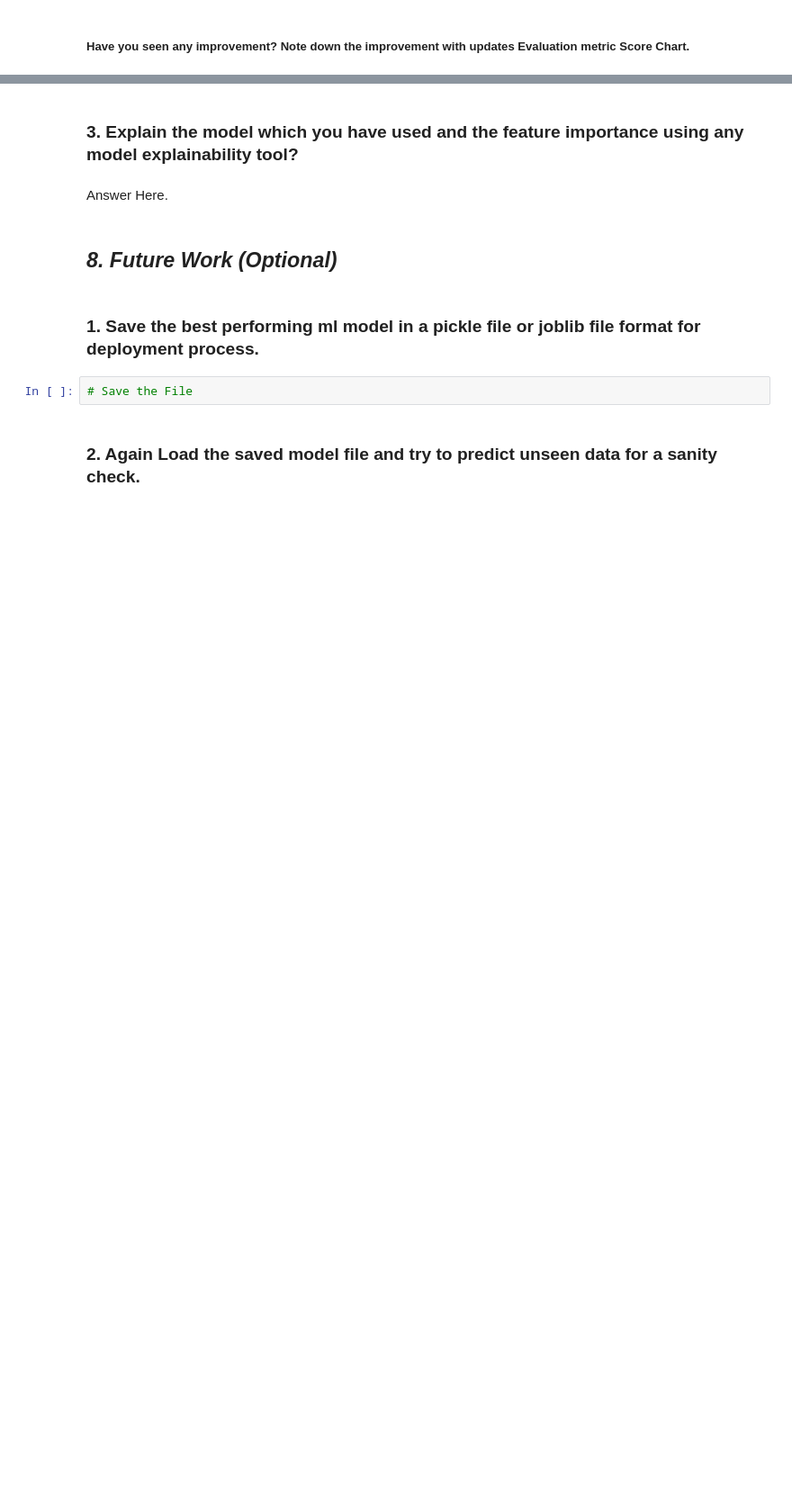
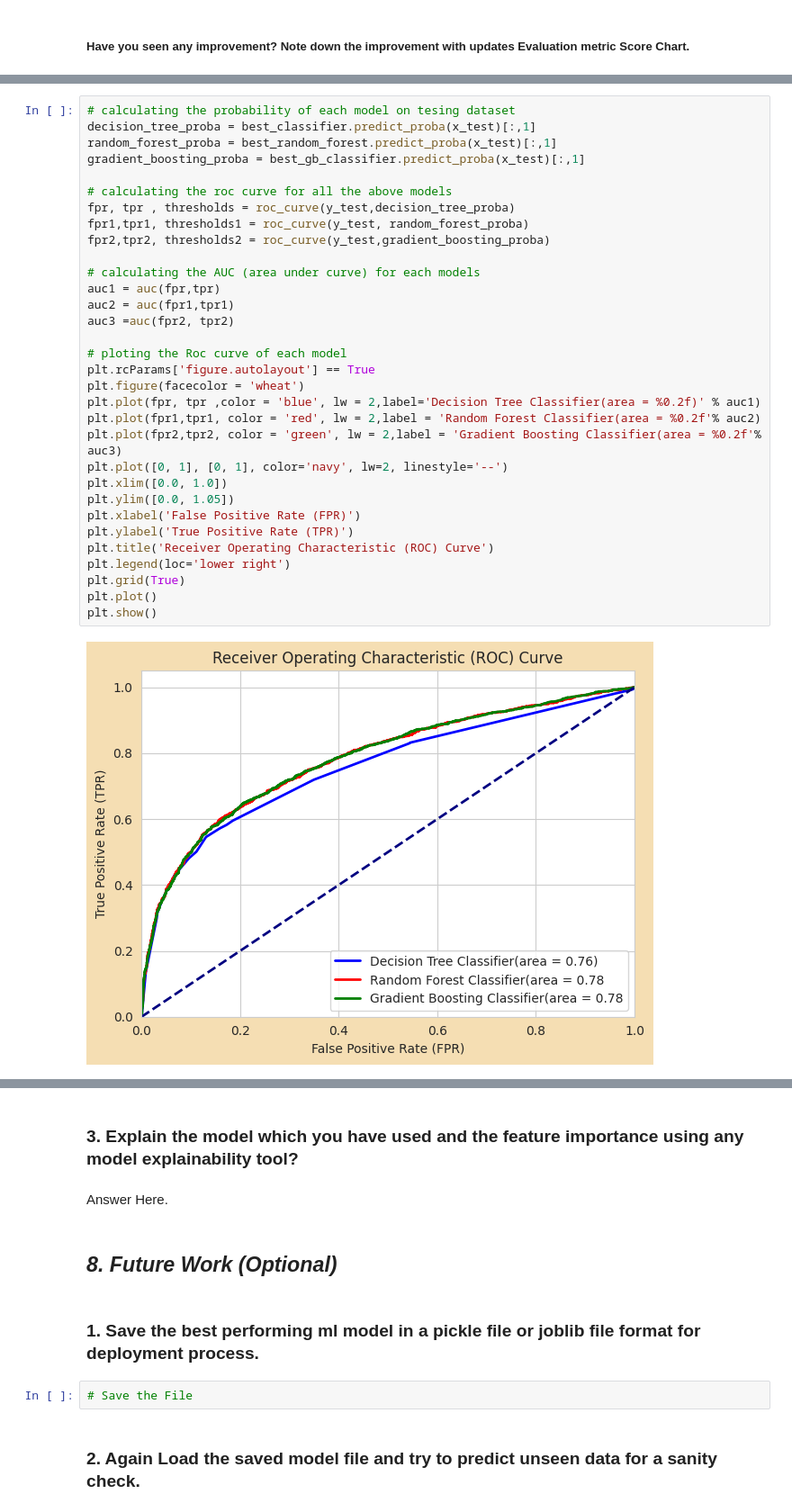
Before and after one commit to hmarathe420/Credit_Card_Default_Prediction, a Jupyter notebook: Credit_Card_Default_Prediction.ipynb, the cells around one changed output, grey strips where cells are left out. Shown at 90% size. Saved outputs shown, nothing was run; the diff lists cells and outputs as text; blank space fills up the shorter version.

```diff
--- a/Credit_Card_Default_Prediction.ipynb
+++ b/Credit_Card_Default_Prediction.ipynb
@@ -1523 +1578,35 @@ Answer Here.
+# %%
+# calculating the probability of each model on tesing dataset
+decision_tree_proba = best_classifier.predict_proba(x_test)[:,1]
+random_forest_proba = best_random_forest.predict_proba(x_test)[:,1]
+gradient_boosting_proba = best_gb_classifier.predict_proba(x_test)[:,1]
+
+# calculating the roc curve for all the above models
+fpr, tpr , thresholds = roc_curve(y_test,decision_tree_proba)
+fpr1,tpr1, thresholds1 = roc_curve(y_test, random_forest_proba)
+fpr2,tpr2, thresholds2 = roc_curve(y_test,gradient_boosting_proba)
+
+# calculating the AUC (area under curve) for each models
+auc1 = auc(fpr,tpr)
+auc2 = auc(fpr1,tpr1)
+auc3 =auc(fpr2, tpr2)
+
+# ploting the Roc curve of each model
+plt.rcParams['figure.autolayout'] == True
+plt.figure(facecolor = 'wheat')
+plt.plot(fpr, tpr ,color = 'blue', lw = 2,label='Decision Tree Classifier(area = %0.2f)' % auc1)
+plt.plot(fpr1,tpr1, color = 'red', lw = 2,label = 'Random Forest Classifier(area = %0.2f'% auc2)
+plt.plot(fpr2,tpr2, color = 'green', lw = 2,label = 'Gradient Boosting Classifier(area = %0.2f'% auc3)
+plt.plot([0, 1], [0, 1], color='navy', lw=2, linestyle='--')
+plt.xlim([0.0, 1.0])
+plt.ylim([0.0, 1.05])
+plt.xlabel('False Positive Rate (FPR)')
+plt.ylabel('True Positive Rate (TPR)')
+plt.title('Receiver Operating Characteristic (ROC) Curve')
+plt.legend(loc='lower right')
+plt.grid(True)
+plt.plot()
+plt.show()
+# %% [output]
+[figure, added]
 # %% [markdown]
```
Also changed, not shown: parts of 29 cells of this notebook.
